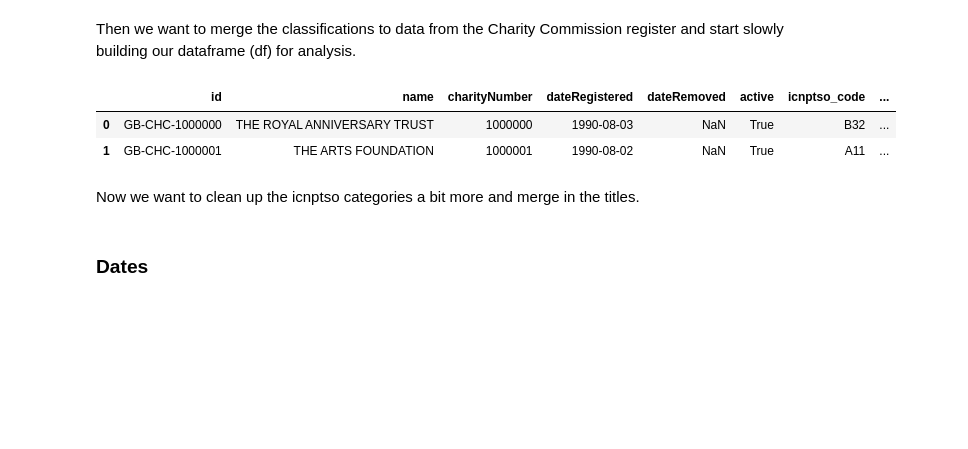
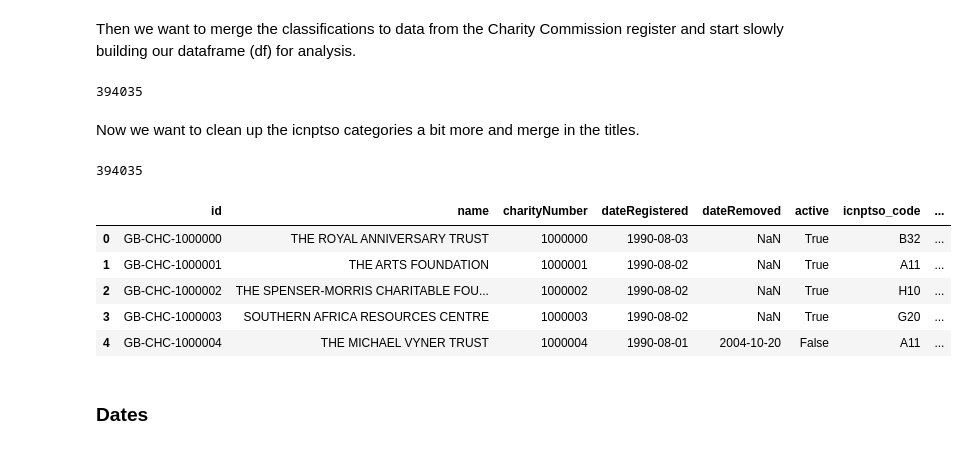
Before and after one commit to Lisa-Ho/small-data-projects, a Jupyter notebook: notebooks/Charity-classification-analysis.ipynb, the cells around one changed output. Drawn from its saved outputs; the diff is of its cells as text; code cells hidden in the pictures; blank space fills up the shorter version.

```diff
--- a/notebooks/Charity-classification-analysis.ipynb
+++ b/notebooks/Charity-classification-analysis.ipynb
@@ -84,11 +84,9 @@ df = pd.merge(df, all_icnptso, left_on= df["id"], right_on=all_icnptso["org_id"]
 #remove columns we don't need
 df = df.drop(columns=["key_0", "org_id"])
 
-df.head(2)
+len(df)
 # %% [output]
-|  | id | name | charityNumber | dateRegistered | dateRemoved | active | icnptso_code | ... |
-| 0 | GB-CHC-1000000 | THE ROYAL ANNIVERSARY TRUST | 1000000 | 1990-08-03 | NaN | True | B32 | ... |
-| 1 | GB-CHC-1000001 | THE ARTS FOUNDATION | 1000001 | 1990-08-02 | NaN | True | A11 | ... |
+394035
 # %% [markdown]
 Now we want to clean up the icnptso categories a bit more and merge in the titles.
 # %%
@@ -96,12 +94,22 @@ Now we want to clean up the icnptso categories a bit more and merge in the title
 df["icnptso_group"] = df["icnptso_code"].str[0]
 
 #get title for group
-df = pd.merge(df, icnptso[["Section", "Title"]], left_on = df["icnptso_group"], right_on=icnptso["Section"], how='left')
+df_join = icnptso.loc[icnptso["Group"].isna()][["Section", "Title"]]
+df = pd.merge(df, df_join, left_on = df["icnptso_group"], right_on=df_join["Section"], how='left')
 df = df.drop(columns=["key_0", "Section"]).rename(columns={"Title": "icnptso_group_title"})
 
-#get title for subgroup
-df = pd.merge(df, icnptso[["Sub-group", "Title"]], left_on = df["icnptso_code"], right_on=icnptso["Sub-group"], how='left')
-df = df.drop(columns=["key_0", "Sub-group"]).rename(columns={"Title": "icnptso_title"})
+len(df)
+# %% [output]
+394035
+# %%
+df.head()
+# %% [output]
+|  | id | name | charityNumber | dateRegistered | dateRemoved | active | icnptso_code | ... |
+| 0 | GB-CHC-1000000 | THE ROYAL ANNIVERSARY TRUST | 1000000 | 1990-08-03 | NaN | True | B32 | ... |
+| 1 | GB-CHC-1000001 | THE ARTS FOUNDATION | 1000001 | 1990-08-02 | NaN | True | A11 | ... |
+| 2 | GB-CHC-1000002 | THE SPENSER-MORRIS CHARITABLE FOU... | 1000002 | 1990-08-02 | NaN | True | H10 | ... |
+| 3 | GB-CHC-1000003 | SOUTHERN AFRICA RESOURCES CENTRE | 1000003 | 1990-08-02 | NaN | True | G20 | ... |
+| 4 | GB-CHC-1000004 | THE MICHAEL VYNER TRUST | 1000004 | 1990-08-01 | 2004-10-20 | False | A11 | ... |
 # %% [markdown]
 ### Dates
 # %%
```
Also changed, not shown: parts of 10 cells of this notebook.
